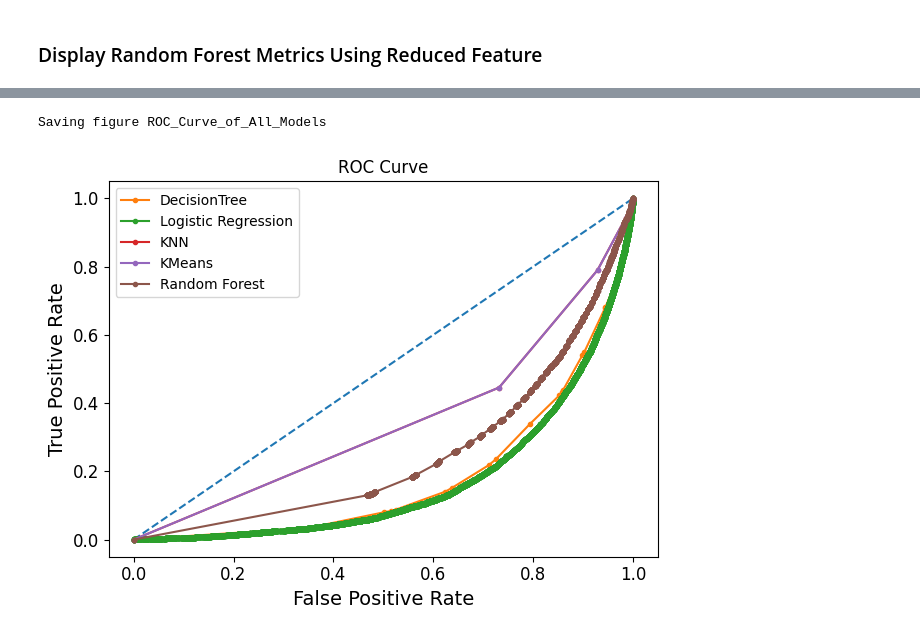
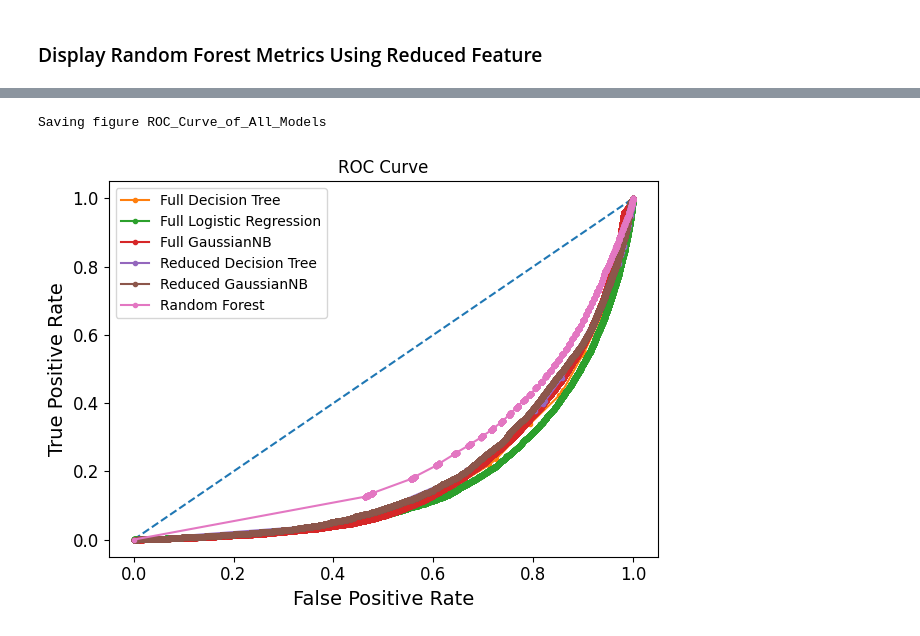
Before and after one commit to Suhyrhasan/Risk-Prediction-For-Heart-Disease, a Jupyter notebook: ModelEvaluation.ipynb, the cells around one changed output, grey strips where cells are left out. Saved outputs shown, nothing was run; the diff lists cells and outputs as text; code cells hidden in the pictures.

```diff
--- a/ModelEvaluation.ipynb
+++ b/ModelEvaluation.ipynb
@@ -100,10 +108,8 @@ reduced_models = [reduced_decisiontree_model, reduced_kmeans_model, reduced_rand
 # %%
-from sklearn.metrics import classification_report, roc_curve, roc_auc_score, confusion_matrix, mean_absolute_error, PrecisionRecallDisplay, precision_recall_curve
-import seaborn as sns
 #Predict the response for test dataset
 DECISION_TREE_PATH = os.path.join('decision_tree')
-def evaluate_DecisionTree():
-    print("Decision Tree Metrics:\n")
+def evaluate_FullDecisionTree():
+    print("Full Decision Tree Metrics:\n")
     clf = full_decisiontree_model
     y_pred = clf.predict(x_test)
     print(f"Number of Positive Predictions (Heart Disease): {np.sum(y_pred == 1)}\nNumber of Negative Predictions (No Heart Disease): {np.sum(y_pred == 2)}")
@@ -123,7 +129,7 @@ def evaluate_DecisionTree():
     print('AUC: %.3f' % auc)
 
     mae = mean_absolute_error(y_test, y_pred)
-    print("Mean Absolute Error of the decision tree model is", mae)
+    print("Mean Absolute Error of the Full Decision Tree Model is", mae)
 
     # calculate roc curve
     fpr, tpr, thresholds = roc_curve(y_test, probs,
@@ -137,11 +143,11 @@ def evaluate_DecisionTree():
     ax = sns.heatmap(cm/np.sum(cm),fmt='.2%', annot=True, cmap='Greens')
     # labels
     ax.set_xlabel('\nPredicted Values')
-    ax.set_ylabel('Actual Values ');
-    ax.set_title('Confusion Matrix of Decision Tree Model')
+    ax.set_ylabel('Actual Values ')
+    ax.set_title('Confusion Matrix of Full Decision Tree Model')
     ax.xaxis.set_ticklabels(['No HeartDisease','HeartDisease'])
     ax.yaxis.set_ticklabels(['No HeartDisease','HeartDisease'])
-    save_fig(DECISION_TREE_PATH,f"Confusion_Matrix_of_Decision_Tree_Model")
+    save_fig(DECISION_TREE_PATH,f"Confusion_Matrix_of_Full_Decision_Tree_Model")
     plt.show()
 
 
@@ -154,7 +160,7 @@ def evaluate_DecisionTree():
     plt.ylabel('True Positive Rate')
     plt.title('ROC Curve')
     # show the plot
-    save_fig(DECISION_TREE_PATH,f"ROC_Curve_of_Decision_Tree_Model")
+    save_fig(DECISION_TREE_PATH,f"ROC_Curve_of_Full_Decision_Tree_Model")
     plt.show()
 
     # Plot Precision Recall Display
@@ -165,9 +171,9 @@ def evaluate_DecisionTree():
     plt.ylabel('Precision')
     plt.title('Precision Recall Curve')
     # show the plot
-    save_fig(DECISION_TREE_PATH,f"Precision_Recall_Curve_of_Decision_Tree_Model")
+    save_fig(DECISION_TREE_PATH,f"Precision_Recall_Curve_of_Full_Decision_Tree_Model")
     plt.show()
     return fpr, tpr
 
-fpr, tpr = evaluate_DecisionTree()
+fpr, tpr = evaluate_FullDecisionTree()
 # %% [output]
@@ -579,7 +672,7 @@ def evaluate_ReducedRandomForest():
     ax = sns.heatmap(cm/np.sum(cm),fmt='.2%', annot=True, cmap='Greens')
     # labels
     ax.set_xlabel('\nPredicted Values')
-    ax.set_ylabel('Actual Values ');
+    ax.set_ylabel('Actual Values ')
     ax.set_title('Confusion Matrix of KNN Model')
     ax.xaxis.set_ticklabels(['No HeartDisease','HeartDisease'])
     ax.yaxis.set_ticklabels(['No HeartDisease','HeartDisease'])
@@ -611,7 +704,7 @@ def evaluate_ReducedRandomForest():
     plt.show()
     return fpr, tpr
 
-fpr5, tpr5 = evaluate_ReducedRandomForest()
+fpr6, tpr6 = evaluate_ReducedRandomForest()
 # %% [output]
 Reduced Random Forest Metrics:
 
@@ -638,25 +731,27 @@ Saving figure Precision_Recall_Curve_of_Reduced_Random_Forest_Model
 # %%
 # ROC Curve with all models
 plt.plot([0, 1], [0, 1], linestyle='--')
 
 # plot the roc curve for the model
-plt.plot(fpr, tpr, marker='.', label='DecisionTree')
-plt.plot(fpr1, tpr1, marker='.', label='Logistic Regression')
-plt.plot(fpr2, tpr2, marker='.', label='KNN')
-plt.plot(fpr3, tpr3, marker='.', label='KMeans')
-#plt.plot(fpr4, tpr4, marker='.', label='Reduced KMeans')
-plt.plot(fpr5, tpr5, marker='.', label='Random Forest')
+plt.plot(fpr, tpr, marker='.', label='Full Decision Tree')
+plt.plot(fpr1, tpr1, marker='.', label='Full Logistic Regression')
+# plt.plot(fpr2, tpr2, marker='.', label='Full KNN')
+plt.plot(fpr3, tpr3, marker='.', label='Full GaussianNB')
+plt.plot(fpr4, tpr4, marker='.', label='Reduced Decision Tree')
+plt.plot(fpr5, tpr5, marker='.', label='Reduced GaussianNB')
+plt.plot(fpr6, tpr6, marker='.', label='Random Forest')
+
 
 # labels
 plt.xlabel('False Positive Rate')
 plt.ylabel('True Positive Rate')
 plt.title('ROC Curve')
 plt.legend()
 # show the plot
 save_fig(
     'allmodels',
     "ROC_Curve_of_All_Models")
 plt.show()
 # %% [output]
 Saving figure ROC_Curve_of_All_Models
-[figure, old version]
+[figure, new version]
```
Also changed, not shown: parts of 18 cells of this notebook, 37 other files.
